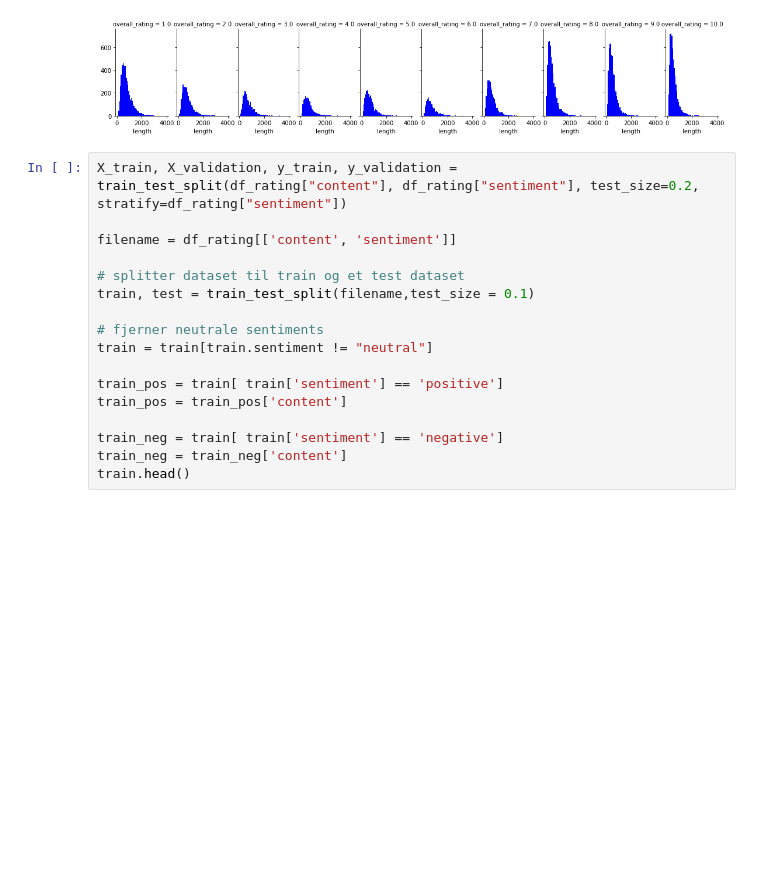
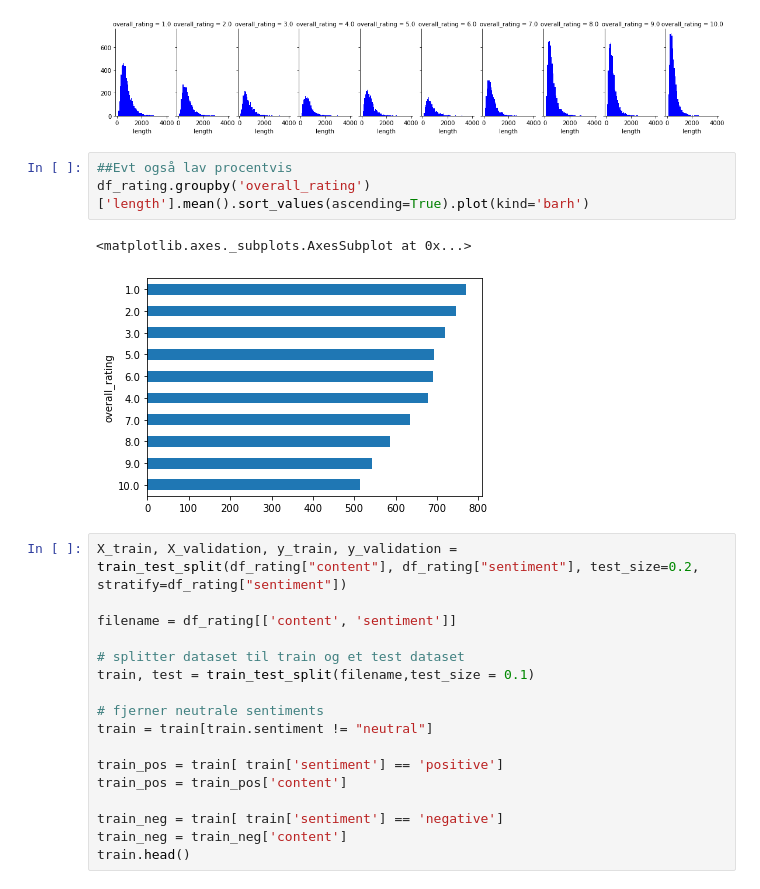
Before and after one commit to cphB-A4/Python-exam-project, a Jupyter notebook: Kayak - Cypern - 1 month.ipynb, the cells around one changed output. Cells and saved outputs as stored; diff of their text form; blank space fills up the shorter version.

```diff
--- a/Kayak - Cypern - 1 month.ipynb
+++ b/Kayak - Cypern - 1 month.ipynb
@@ -448,6 +448,12 @@ graph.map(plt.hist,'length',bins=50,color='blue')
 # %% [output]
 <seaborn.axisgrid.FacetGrid at 0x...>
 [figure]
+# %%
+##Evt også lav procentvis
+df_rating.groupby('overall_rating')['length'].mean().sort_values(ascending=True).plot(kind='barh')
+# %% [output]
+<matplotlib.axes._subplots.AxesSubplot at 0x...>
+[figure, added]
 # %%
 X_train, X_validation, y_train, y_validation = train_test_split(df_rating["content"], df_rating["sentiment"], test_size=0.2,
 stratify=df_rating["sentiment"])
```
Also changed, not shown: parts of 3 cells of this notebook.
